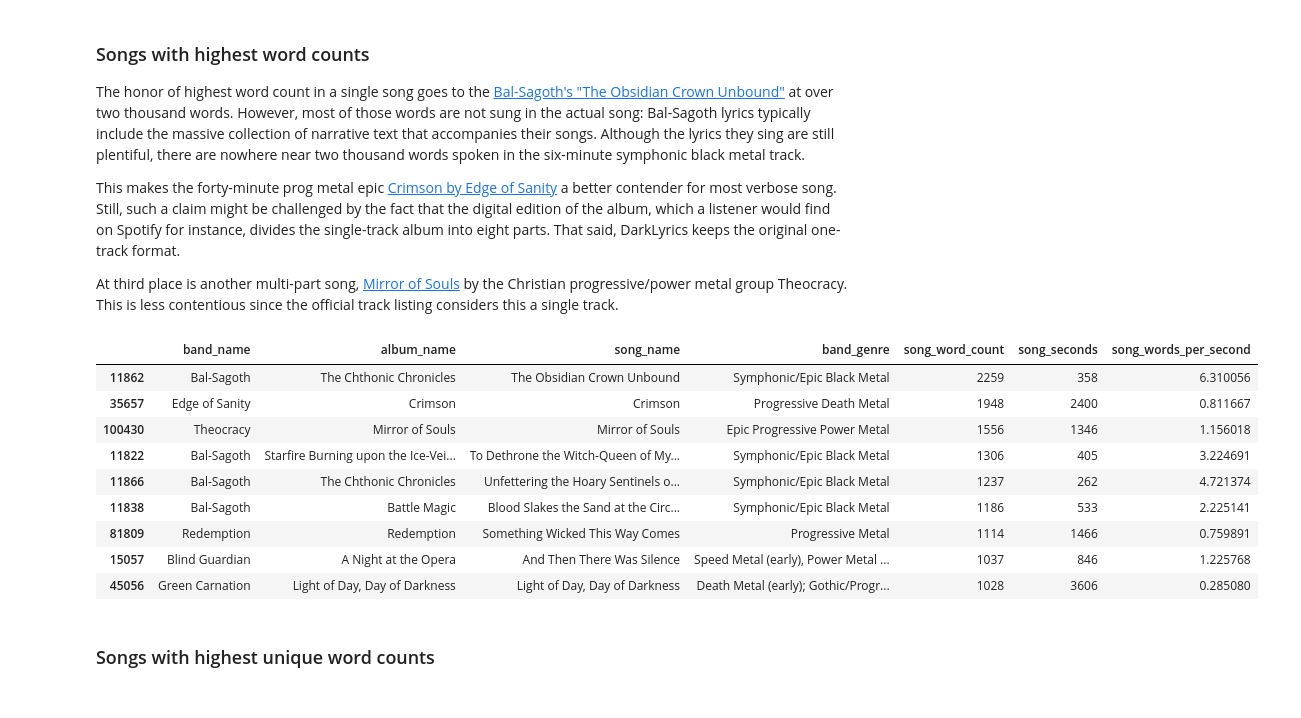
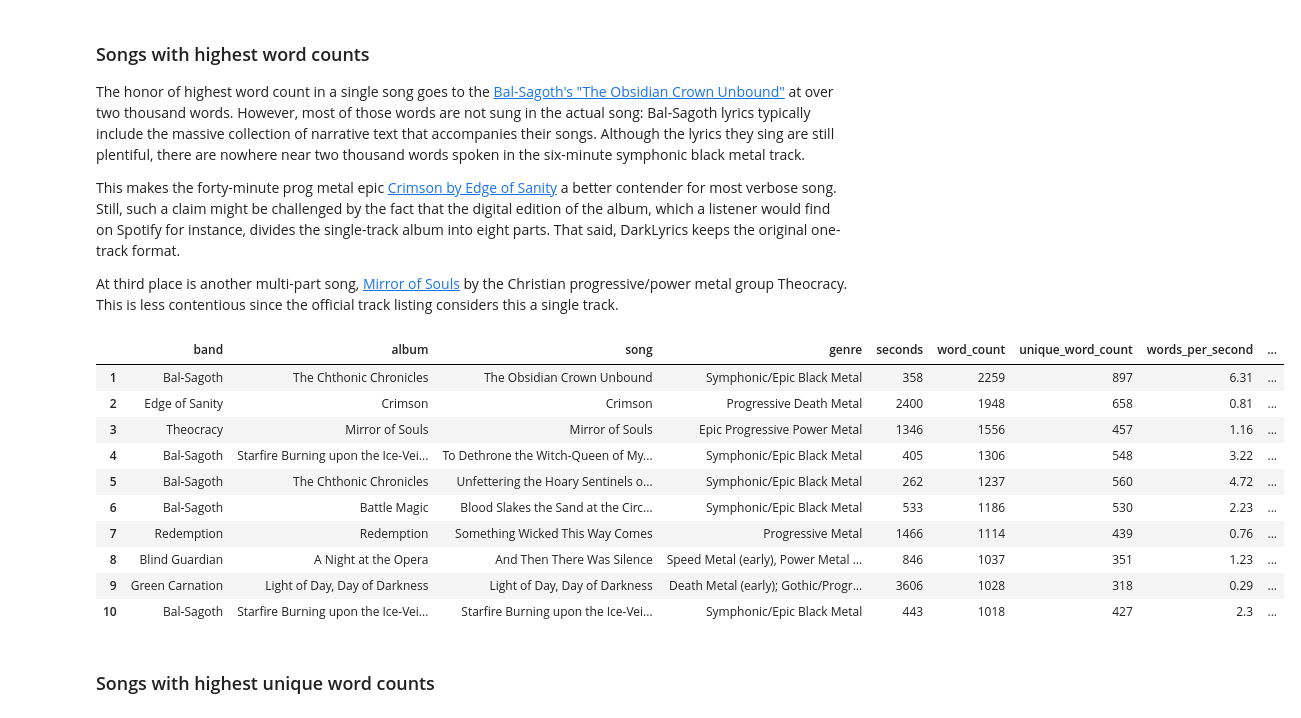
Before and after one commit to pdqnguyen/metallyrics, a Jupyter notebook: analyses/lyrics/notebooks/lyrics-part-1-overview.ipynb, the cells around one changed output. Saved outputs shown, nothing was run; the diff lists cells and outputs as text; code cells hidden in the pictures.

```diff
--- a/analyses/lyrics/notebooks/lyrics-part-1-overview.ipynb
+++ b/analyses/lyrics/notebooks/lyrics-part-1-overview.ipynb
@@ -145,5 +147,13 @@ top_genres_10pct = [c for c in df_rr.columns if 'genre_' in c]
 This section compares looks at word counts and unique word counts, in absolute counts as well as counts per minute, between different songs, albums, bands, and genres. [Part 3](./lyrics2.ipynb) dives much deeper into evaluating lyrical complexity using various lexical diversity measures from the literature.
 
 Song lyrics are tokenized using a custom `tokenize()` function in `nlp.py`.
+# %%
+df_r = pd.read_csv('../songs-1pct.csv')
+df_r['song_words'] = df_r['song_words'].str.split()
+top_genres_1pct = [c for c in df_r.columns if 'genre_' in c]
+
+df_rr = pd.read_csv('../songs-10pct.csv')
+df_rr['song_words'] = df_rr['song_words'].str.split()
+top_genres_10pct = [c for c in df_rr.columns if 'genre_' in c]
 # %% [markdown]
 # Word counts by song
@@ -204,18 +216,21 @@ The honor of highest word count in a single song goes to the [Bal-Sagoth's "The
 This makes the forty-minute prog metal epic [Crimson by Edge of Sanity](https://youtu.be/St6lJaiHYIc) a better contender for most verbose song. Still, such a claim might be challenged by the fact that the digital edition of the album, which a listener would find on Spotify for instance, divides the single-track album into eight parts. That said, DarkLyrics keeps the original one-track format.
 
 At third place is another multi-part song, [Mirror of Souls](https://youtu.be/y6n1kMsLbc8) by the Christian progressive/power metal group Theocracy. This is less contentious since the official track listing considers this a single track.
-# %%
-df_r_songs.sort_values('song_word_count')[:-10:-1]
-# %% [output]
-|  | band_name | album_name | song_name | band_genre | song_word_count | song_seconds | song_words_per_second |
-| 11862 | Bal-Sagoth | The Chthonic Chronicles | The Obsidian Crown Unbound | Symphonic/Epic Black Metal | 2259 | 358 | 6.310056 |
-| 35657 | Edge of Sanity | Crimson | Crimson | Progressive Death Metal | 1948 | 2400 | 0.811667 |
-| 100430 | Theocracy | Mirror of Souls | Mirror of Souls | Epic Progressive Power Metal | 1556 | 1346 | 1.156018 |
-| 11822 | Bal-Sagoth | Starfire Burning upon the Ice-Vei... | To Dethrone the Witch-Queen of My... | Symphonic/Epic Black Metal | 1306 | 405 | 3.224691 |
-| 11866 | Bal-Sagoth | The Chthonic Chronicles | Unfettering the Hoary Sentinels o... | Symphonic/Epic Black Metal | 1237 | 262 | 4.721374 |
-| 11838 | Bal-Sagoth | Battle Magic | Blood Slakes the Sand at the Circ... | Symphonic/Epic Black Metal | 1186 | 533 | 2.225141 |
-| 81809 | Redemption | Redemption | Something Wicked This Way Comes | Progressive Metal | 1114 | 1466 | 0.759891 |
-| 15057 | Blind Guardian | A Night at the Opera | And Then There Was Silence | Speed Metal (early), Power Metal ... | 1037 | 846 | 1.225768 |
-| 45056 | Green Carnation | Light of Day, Day of Darkness | Light of Day, Day of Darkness | Death Metal (early); Gothic/Progr... | 1028 | 3606 | 0.285080 |
+# %%
+song_cols_show = [c for c in df_r_songs.columns if c != 'words']
+# %%
+df_r_songs.sort_values('word_count', ascending=False).reset_index().shift(1).loc[1:10, song_cols_show].convert_dtypes()
+# %% [output]
+|  | band | album | song | genre | seconds | word_count | unique_word_count | words_per_second | ... |
+| 1 | Bal-Sagoth | The Chthonic Chronicles | The Obsidian Crown Unbound | Symphonic/Epic Black Metal | 358 | 2259 | 897 | 6.31 | ... |
+| 2 | Edge of Sanity | Crimson | Crimson | Progressive Death Metal | 2400 | 1948 | 658 | 0.81 | ... |
+| 3 | Theocracy | Mirror of Souls | Mirror of Souls | Epic Progressive Power Metal | 1346 | 1556 | 457 | 1.16 | ... |
+| 4 | Bal-Sagoth | Starfire Burning upon the Ice-Vei... | To Dethrone the Witch-Queen of My... | Symphonic/Epic Black Metal | 405 | 1306 | 548 | 3.22 | ... |
+| 5 | Bal-Sagoth | The Chthonic Chronicles | Unfettering the Hoary Sentinels o... | Symphonic/Epic Black Metal | 262 | 1237 | 560 | 4.72 | ... |
+| 6 | Bal-Sagoth | Battle Magic | Blood Slakes the Sand at the Circ... | Symphonic/Epic Black Metal | 533 | 1186 | 530 | 2.23 | ... |
+| 7 | Redemption | Redemption | Something Wicked This Way Comes | Progressive Metal | 1466 | 1114 | 439 | 0.76 | ... |
+| 8 | Blind Guardian | A Night at the Opera | And Then There Was Silence | Speed Metal (early), Power Metal ... | 846 | 1037 | 351 | 1.23 | ... |
+| 9 | Green Carnation | Light of Day, Day of Darkness | Light of Day, Day of Darkness | Death Metal (early); Gothic/Progr... | 3606 | 1028 | 318 | 0.29 | ... |
+| 10 | Bal-Sagoth | Starfire Burning upon the Ice-Vei... | Starfire Burning upon the Ice-Vei... | Symphonic/Epic Black Metal | 443 | 1018 | 427 | 2.3 | ... |
 # %% [markdown]
 ### Songs with highest unique word counts
```
Also changed, not shown: parts of 41 cells of this notebook, 2 other files.
